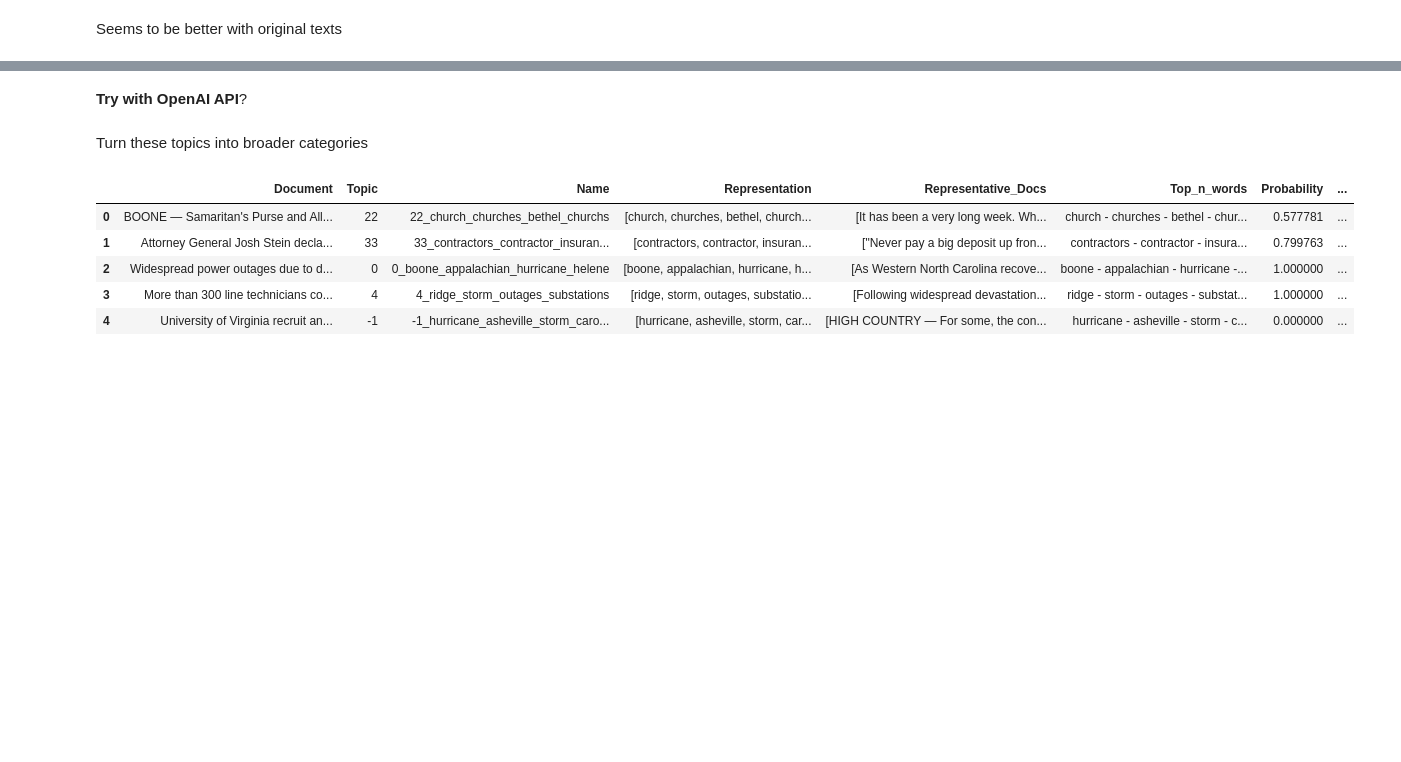
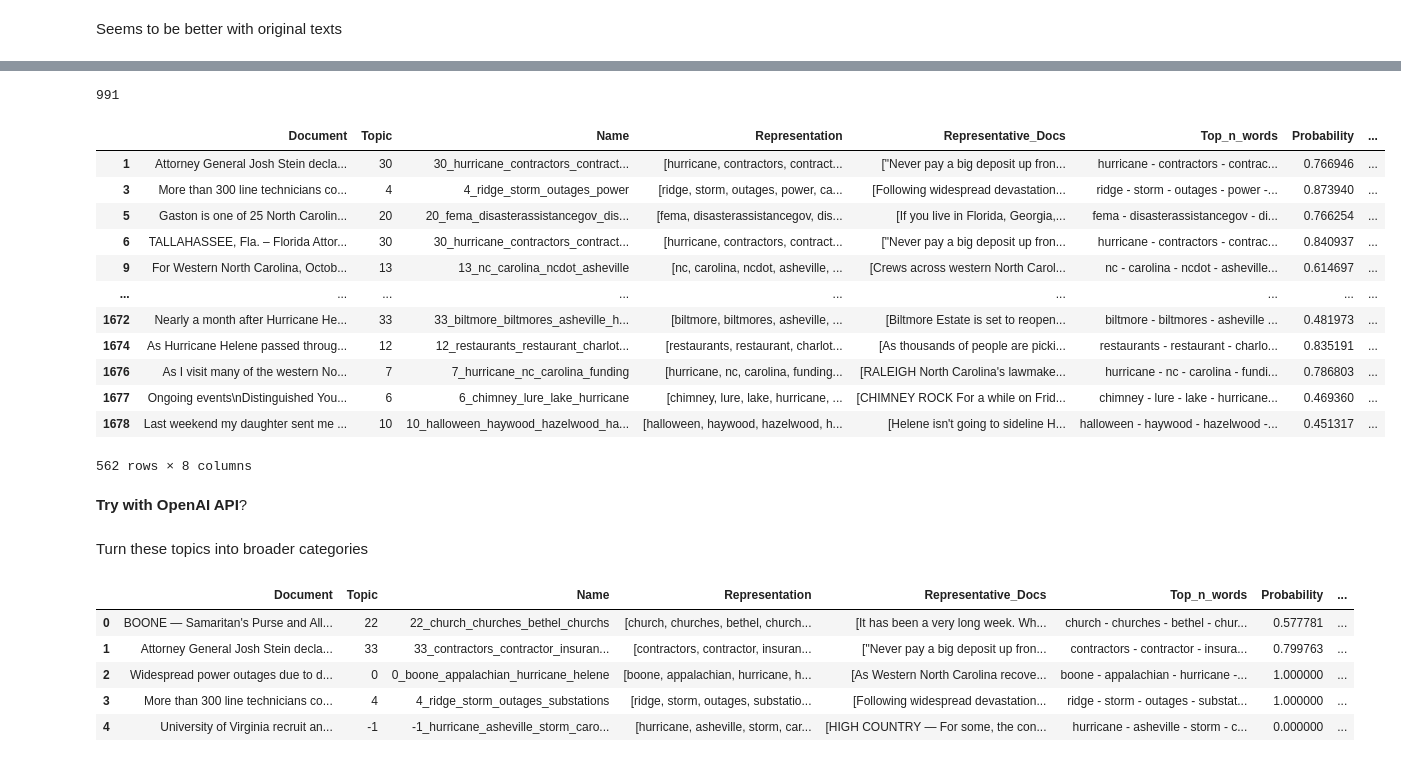
Before and after one commit to yanansun0074/helene_coverage, a Jupyter notebook: news_analysis.ipynb, the cells around one changed output, grey strips where cells are left out. Saved outputs shown, nothing was run; the diff lists cells and outputs as text; code cells hidden in the pictures; blank space fills up the shorter version.

```diff
--- a/news_analysis.ipynb
+++ b/news_analysis.ipynb
@@ -347,9 +347,14 @@ topic_labels_3['Document'][3]
 # %% [markdown]
 With original article texts
 # %%
+from bertopic.representation import KeyBERTInspired
+
+representation_model = KeyBERTInspired()
+topic_model_1 = BERTopic(representation_model=representation_model)
+
 # Fit the model to your news articles
 topics, probs = topic_model_1.fit_transform(sub_articles['article_text'])
 
 # View the topics
-print(topic_model.get_topic_info())
+print(topic_model_1.get_topic_info())
 # %% [output]
@@ -374,0 +394,3 @@ Seems to be better with original texts
+# %%
+labels_1 = topic_model_1.get_document_info(sub_articles['article_text'])
+labels_1['Probability'].describe()
@@ -374,0 +407,20 @@ Seems to be better with original texts
+# %%
+len(labels_1[labels_1['Probability'] <1])
+# %% [output]
+991
+# %%
+labels_1[(labels_1['Probability'] <1) & (labels_1['Probability'] >0)]
+# %% [output]
+|  | Document | Topic | Name | Representation | Representative_Docs | Top_n_words | Probability | ... |
+| 1 | Attorney General Josh Stein decla... | 30 | 30_hurricane_contractors_contract... | [hurricane, contractors, contract... | ["Never pay a big deposit up fron... | hurricane - contractors - contrac... | 0.766946 | ... |
+| 3 | More than 300 line technicians co... | 4 | 4_ridge_storm_outages_power | [ridge, storm, outages, power, ca... | [Following widespread devastation... | ridge - storm - outages - power -... | 0.873940 | ... |
+| 5 | Gaston is one of 25 North Carolin... | 20 | 20_fema_disasterassistancegov_dis... | [fema, disasterassistancegov, dis... | [If you live in Florida, Georgia,... | fema - disasterassistancegov - di... | 0.766254 | ... |
+| 6 | TALLAHASSEE, Fla. – Florida Attor... | 30 | 30_hurricane_contractors_contract... | [hurricane, contractors, contract... | ["Never pay a big deposit up fron... | hurricane - contractors - contrac... | 0.840937 | ... |
+| 9 | For Western North Carolina, Octob... | 13 | 13_nc_carolina_ncdot_asheville | [nc, carolina, ncdot, asheville, ... | [Crews across western North Carol... | nc - carolina - ncdot - asheville... | 0.614697 | ... |
+| ... | ... | ... | ... | ... | ... | ... | ... | ... |
+| 1672 | Nearly a month after Hurricane He... | 33 | 33_biltmore_biltmores_asheville_h... | [biltmore, biltmores, asheville, ... | [Biltmore Estate is set to reopen... | biltmore - biltmores - asheville ... | 0.481973 | ... |
+| 1674 | As Hurricane Helene passed throug... | 12 | 12_restaurants_restaurant_charlot... | [restaurants, restaurant, charlot... | [As thousands of people are picki... | restaurants - restaurant - charlo... | 0.835191 | ... |
+| 1676 | As I visit many of the western No... | 7 | 7_hurricane_nc_carolina_funding | [hurricane, nc, carolina, funding... | [RALEIGH North Carolina's lawmake... | hurricane - nc - carolina - fundi... | 0.786803 | ... |
+| 1677 | Ongoing events\nDistinguished You... | 6 | 6_chimney_lure_lake_hurricane | [chimney, lure, lake, hurricane, ... | [CHIMNEY ROCK For a while on Frid... | chimney - lure - lake - hurricane... | 0.469360 | ... |
+| 1678 | Last weekend my daughter sent me ... | 10 | 10_halloween_haywood_hazelwood_ha... | [halloween, haywood, hazelwood, h... | [Helene isn't going to sideline H... | halloween - haywood - hazelwood -... | 0.451317 | ... |
+562 rows × 8 columns
```
Also changed, not shown: parts of 5 cells of this notebook, 1 other file.
